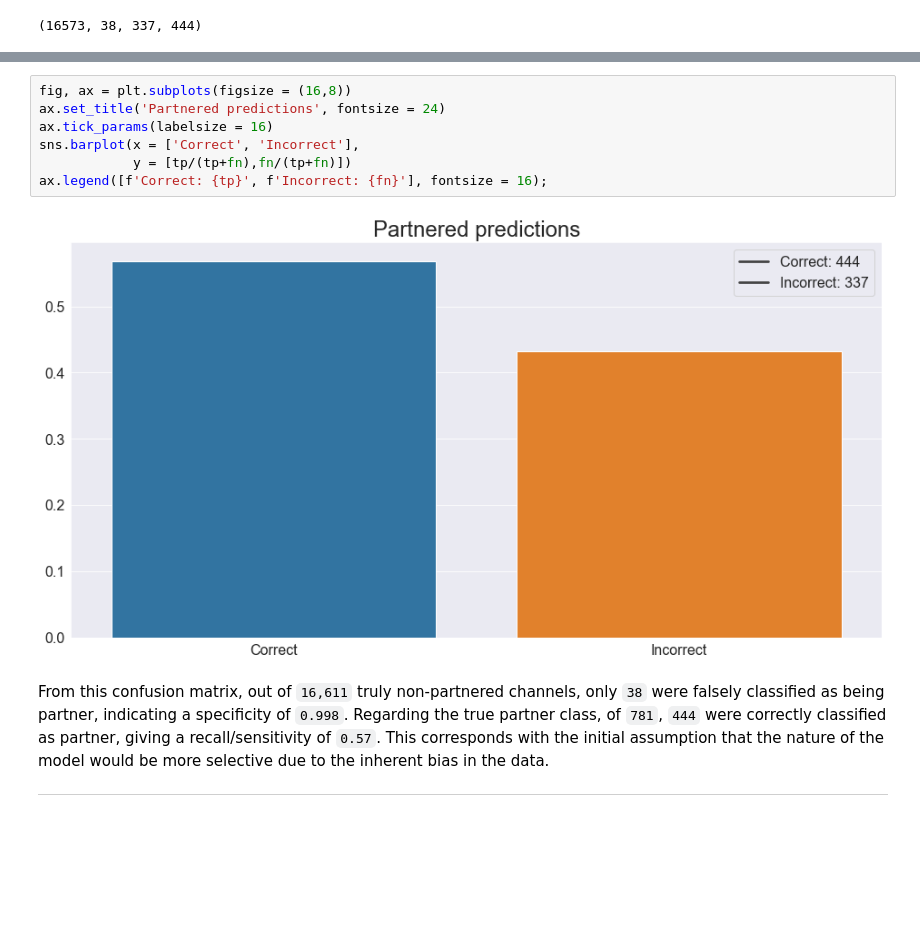
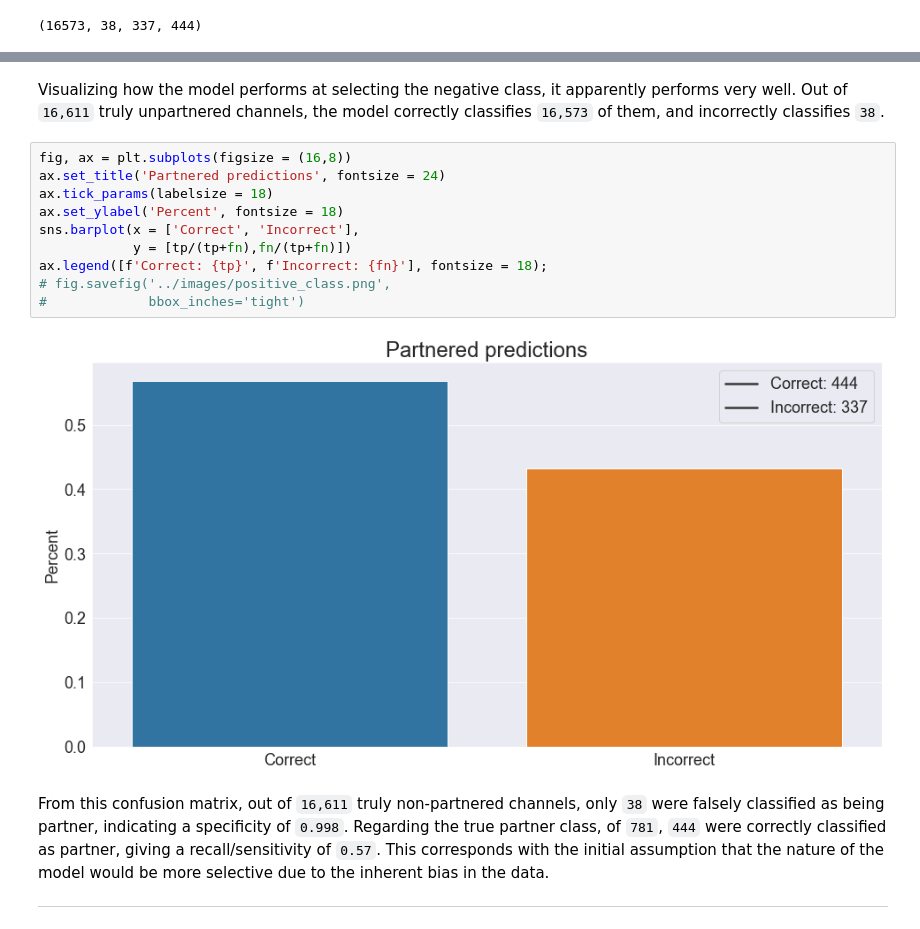
Before and after one commit to griffinhundley/streamer-analysis, a Jupyter notebook: notebooks/final-notebook.ipynb, the cells around one changed output, grey strips where cells are left out. Saved outputs shown, nothing was run; the diff lists cells and outputs as text; blank space fills up the shorter version.

```diff
--- a/notebooks/final-notebook.ipynb
+++ b/notebooks/final-notebook.ipynb
@@ -277,12 +280,17 @@ ax.legend([f'Correct: {tn}', f'Incorrect: {fp}'], fontsize = 16);
+# %% [markdown]
+Visualizing how the model performs at selecting the negative class, it apparently performs very well.  Out of `16,611` truly unpartnered channels, the model correctly classifies `16,573` of them, and incorrectly classifies `38`.
 # %%
 fig, ax = plt.subplots(figsize = (16,8))
 ax.set_title('Partnered predictions', fontsize = 24)
-ax.tick_params(labelsize = 16)
+ax.tick_params(labelsize = 18)
+ax.set_ylabel('Percent', fontsize = 18)
 sns.barplot(x = ['Correct', 'Incorrect'],
             y = [tp/(tp+fn),fn/(tp+fn)])
-ax.legend([f'Correct: {tp}', f'Incorrect: {fn}'], fontsize = 16);
+ax.legend([f'Correct: {tp}', f'Incorrect: {fn}'], fontsize = 18);
+# fig.savefig('../images/positive_class.png',
+#             bbox_inches='tight')
 # %% [output]
-[figure, old version]
+[figure, new version]
 # %% [markdown]
 From this confusion matrix, out of `16,611` truly non-partnered channels, only `38` were falsely classified as being partner, indicating a specificity of `0.998`. Regarding the true partner class, of `781`, `444` were correctly classified as partner, giving a recall/sensitivity of `0.57`. This corresponds with the initial assumption that the nature of the model would be more selective due to the inherent bias in the data.
 ***
```
Also changed, not shown: parts of 3 cells of this notebook, 3 other files.
